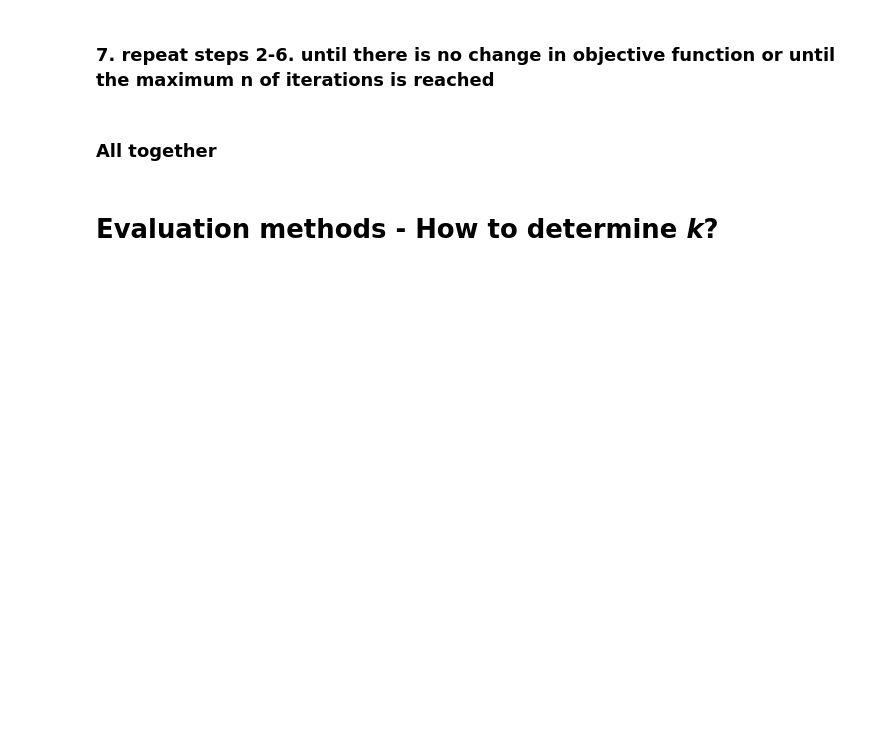
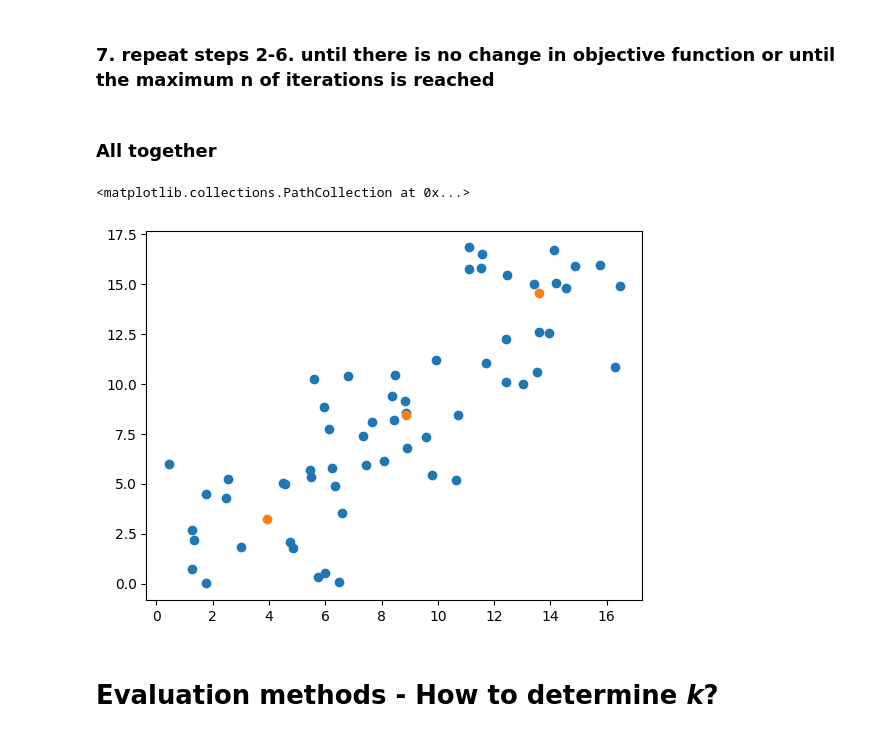
Before and after one commit to marekcrn/MLF, a Jupyter notebook: Lab2/lab2.ipynb, the cells around one changed output. Saved outputs shown, nothing was run; the diff lists cells and outputs as text; code cells hidden in the pictures; blank space fills up the shorter version.

```diff
--- a/Lab2/lab2.ipynb
+++ b/Lab2/lab2.ipynb
@@ -292,7 +292,9 @@ def calculate_objective(assigned_centroids: np.array, distances: np.array) -> np
     ###################################
 
     # Write your own code here #
-    objective_function_value =
+    distances = distances.T
+    minimum =  distances[np.arange(len(distances)), assigned_centroids]
+    objective_function_value = np.sum(minimum)
 
     ###################################
 
@@ -380,6 +391,16 @@ def fit(points: np.array, k_clusters: int, n_of_oterations: int, error: float =
     return centroid_points, last_objective
 # %% [markdown]
 ### All together
+# %%
+n_of_iterations = 100
+centroids, last_obj = fit(loaded_points, 3, n_of_iterations)
+
+plt.figure()
+plt.scatter(loaded_points[:, 0], loaded_points[:, 1])
+plt.scatter(centroids[:, 0], centroids[:, 1])
+# %% [output]
+<matplotlib.collections.PathCollection at 0x...>
+[figure, added]
 # %% [markdown]
 # Evaluation methods - How to determine *k*?
 # %% [markdown]
```
Also changed, not shown: parts of 9 cells of this notebook.
